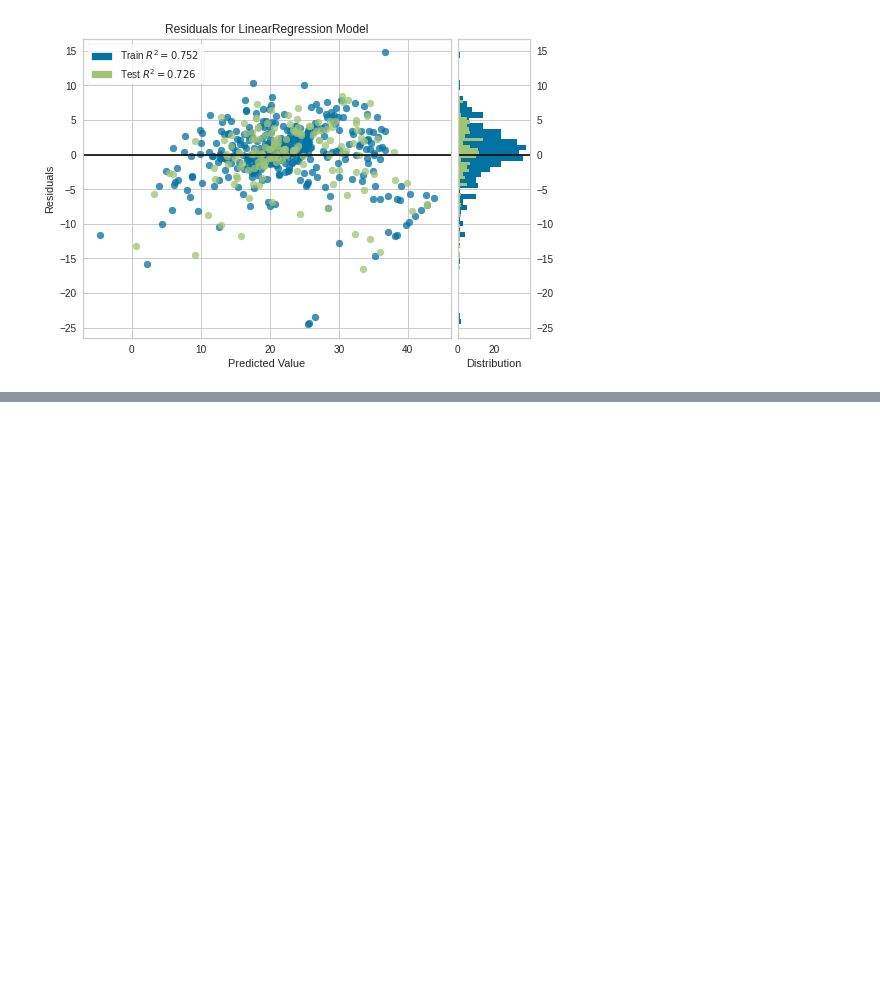
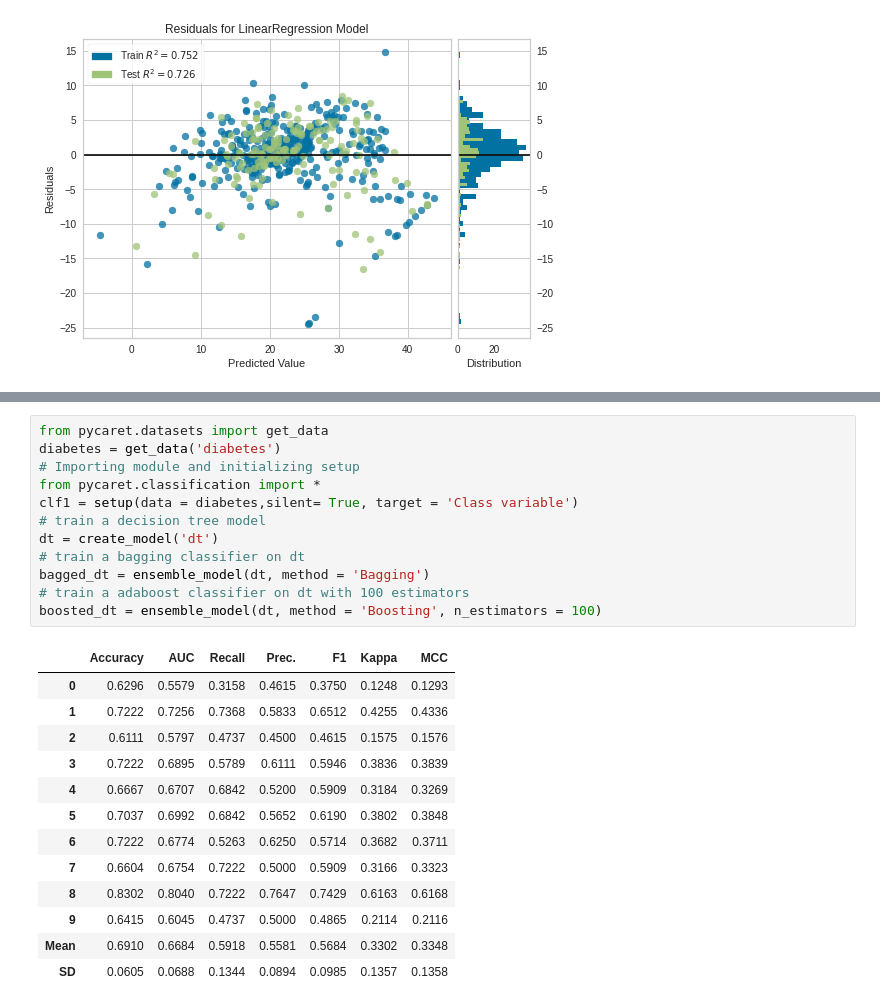
Before and after one commit to vectrconsulting/mlcourse, a Jupyter notebook: modeltrain.ipynb, the cells around one changed output, grey strips where cells are left out. Cells and saved outputs as stored; diff of their text form; blank space fills up the shorter version.

```diff
--- a/modeltrain.ipynb
+++ b/modeltrain.ipynb
@@ -280,0 +295,26 @@ We gaan even kort schetsen hoe de volgende modellen werken.
+# %%
+from pycaret.datasets import get_data
+diabetes = get_data('diabetes')
+# Importing module and initializing setup
+from pycaret.classification import *
+clf1 = setup(data = diabetes,silent= True, target = 'Class variable')
+# train a decision tree model
+dt = create_model('dt')
+# train a bagging classifier on dt
+bagged_dt = ensemble_model(dt, method = 'Bagging')
+# train a adaboost classifier on dt with 100 estimators
+boosted_dt = ensemble_model(dt, method = 'Boosting', n_estimators = 100)
+# %% [output]
+|  | Accuracy | AUC | Recall | Prec. | F1 | Kappa | MCC |
+| 0 | 0.6296 | 0.5579 | 0.3158 | 0.4615 | 0.3750 | 0.1248 | 0.1293 |
+| 1 | 0.7222 | 0.7256 | 0.7368 | 0.5833 | 0.6512 | 0.4255 | 0.4336 |
+| 2 | 0.6111 | 0.5797 | 0.4737 | 0.4500 | 0.4615 | 0.1575 | 0.1576 |
+| 3 | 0.7222 | 0.6895 | 0.5789 | 0.6111 | 0.5946 | 0.3836 | 0.3839 |
+| 4 | 0.6667 | 0.6707 | 0.6842 | 0.5200 | 0.5909 | 0.3184 | 0.3269 |
+| 5 | 0.7037 | 0.6992 | 0.6842 | 0.5652 | 0.6190 | 0.3802 | 0.3848 |
+| 6 | 0.7222 | 0.6774 | 0.5263 | 0.6250 | 0.5714 | 0.3682 | 0.3711 |
+| 7 | 0.6604 | 0.6754 | 0.7222 | 0.5000 | 0.5909 | 0.3166 | 0.3323 |
+| 8 | 0.8302 | 0.8040 | 0.7222 | 0.7647 | 0.7429 | 0.6163 | 0.6168 |
+| 9 | 0.6415 | 0.6045 | 0.4737 | 0.5000 | 0.4865 | 0.2114 | 0.2116 |
+| Mean | 0.6910 | 0.6684 | 0.5918 | 0.5581 | 0.5684 | 0.3302 | 0.3348 |
+| SD | 0.0605 | 0.0688 | 0.1344 | 0.0894 | 0.0985 | 0.1357 | 0.1358 |
```
Also changed, not shown: parts of 9 cells of this notebook, 5 other files.
